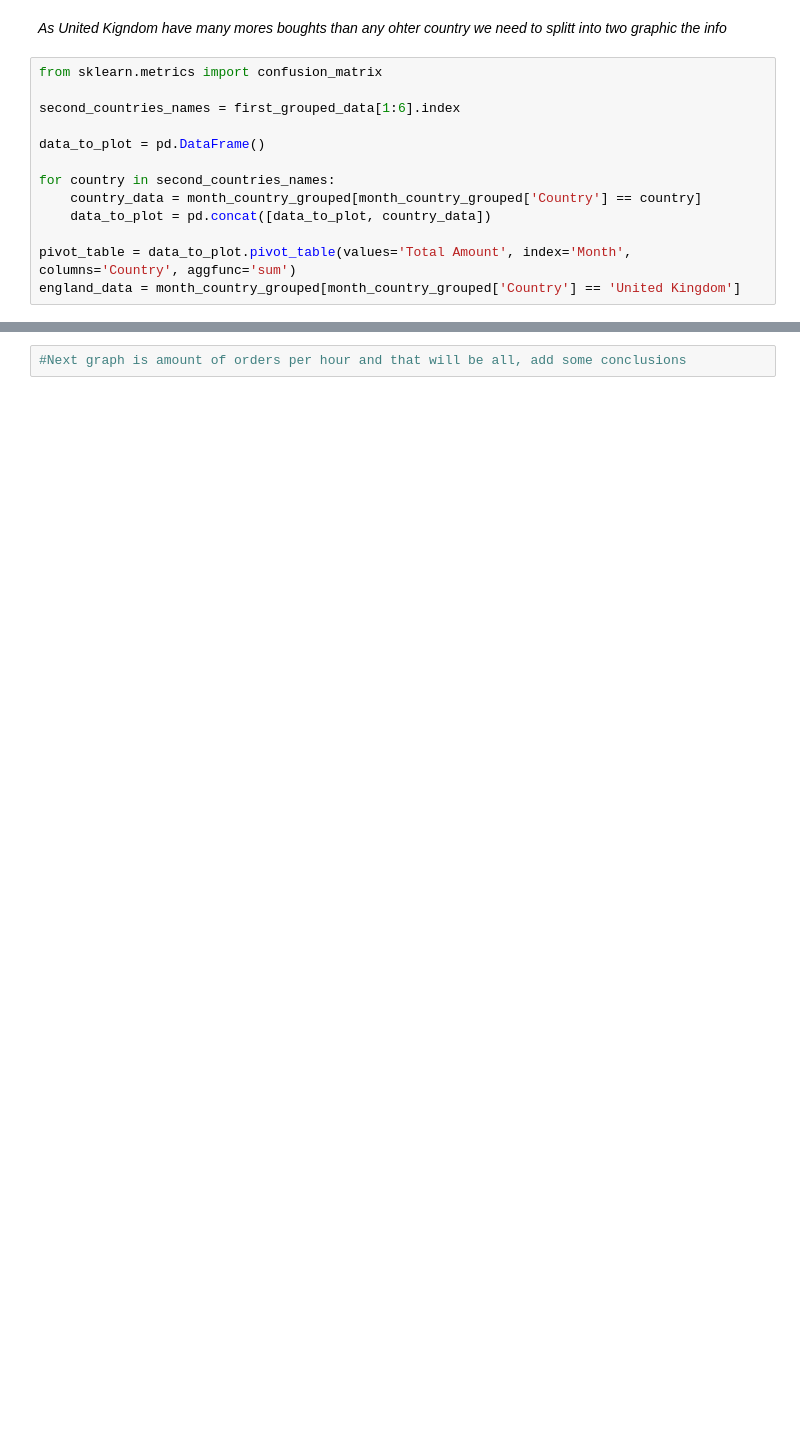
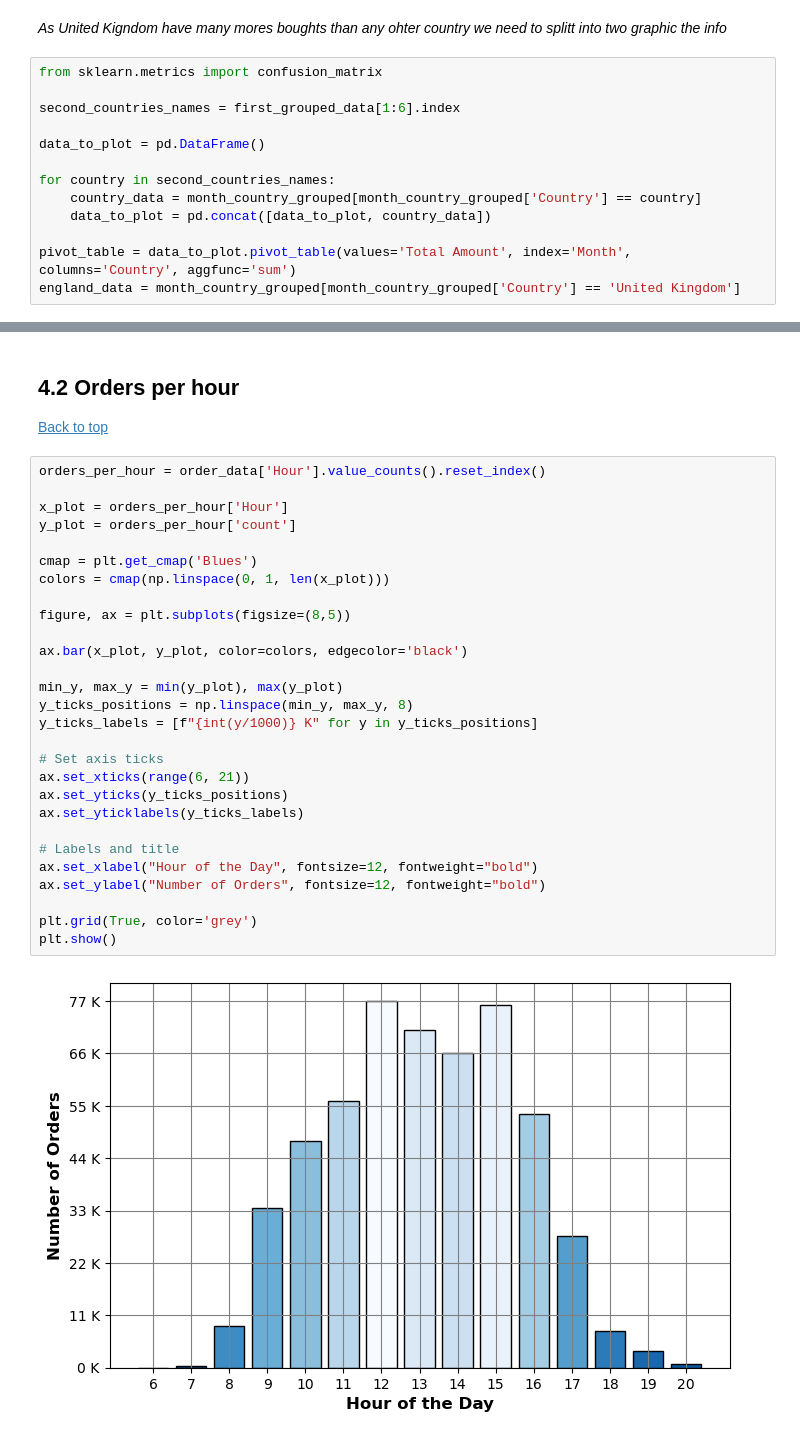
Before and after one commit to danielcamacho9712/E-commerce_Data_cleaning-exploration, a Jupyter notebook: project_data_cleaning.ipynb, the cells around one changed output, grey strips where cells are left out. Drawn from its saved outputs; the diff is of its cells as text; blank space fills up the shorter version.

```diff
--- a/project_data_cleaning.ipynb
+++ b/project_data_cleaning.ipynb
@@ -353,2 +369,33 @@ plt.show()
-# %%
-#Next graph is amount of orders per hour and that will be all, add some conclusions
+# %% [markdown]
+## 4.2 Orders per hour <a id='orders_hour'></a>
+[Back to top](#table_of_contents)
+# %%
+orders_per_hour = order_data['Hour'].value_counts().reset_index()
+
+x_plot = orders_per_hour['Hour']
+y_plot = orders_per_hour['count']
+
+cmap = plt.get_cmap('Blues')
+colors = cmap(np.linspace(0, 1, len(x_plot)))
+
+figure, ax = plt.subplots(figsize=(8,5))
+
+ax.bar(x_plot, y_plot, color=colors, edgecolor='black')
+
+min_y, max_y = min(y_plot), max(y_plot)
+y_ticks_positions = np.linspace(min_y, max_y, 8)
+y_ticks_labels = [f"{int(y/1000)} K" for y in y_ticks_positions]
+
+# Set axis ticks
+ax.set_xticks(range(6, 21))
+ax.set_yticks(y_ticks_positions)
+ax.set_yticklabels(y_ticks_labels)
+
+# Labels and title
+ax.set_xlabel("Hour of the Day", fontsize=12, fontweight="bold")
+ax.set_ylabel("Number of Orders", fontsize=12, fontweight="bold")
+
+plt.grid(True, color='grey')
+plt.show()
+# %% [output]
+[figure, added]
```
Also changed, not shown: parts of 20 cells of this notebook.
